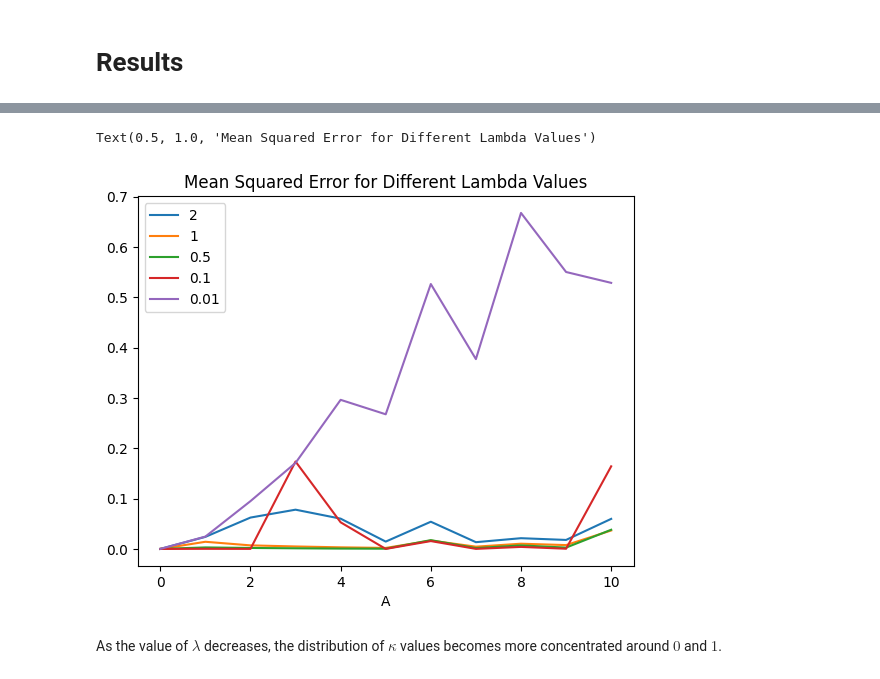
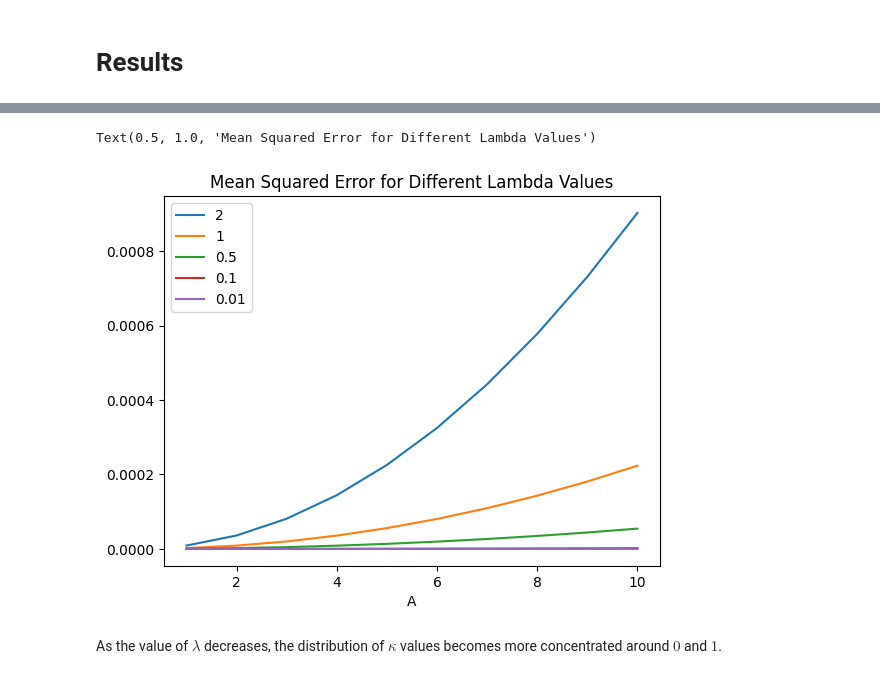
Before and after one commit to Grace0124/numpyro, a Jupyter notebook: concrete_dist.ipynb, the cells around one changed output, grey strips where cells are left out. Saved outputs shown, nothing was run; the diff lists cells and outputs as text; code cells hidden in the pictures.

Commit message:
Fixed error in estimated beta calculation

```diff
--- a/concrete_dist.ipynb
+++ b/concrete_dist.ipynb
@@ -16,7 +16,7 @@ import matplotlib.pyplot as plt
 import seaborn as sns
 
 # Set pseudo random number key
-prng_key = random.PRNGKey(1)
+prng_key = random.PRNGKey(0)
 # %%
 # MODEL CONSTANTS
 n_realizations = 2
@@ -166,15 +161,19 @@ for A in A_values:
     all_data[A] = generate_data(A=A, sigma=1)
 
 for lam in lams:
-    mses, kappas, gammas, betas, all_samples, mcmc = concrete(all_data, lam=lam)
+    kappas, gammas, all_samples, mcmc = concrete(all_data, lam=lam)
+    all_mses[lam] = [0]*(len(A_values)+1)
+    mean_betas[lam] = [0]*(len(A_values)+1)
 
-    all_mses[lam] = []
-    all_mses[lam].append(mses)
-    all_mses[lam] = np.array(all_mses[lam])
-    # print(all_mses[lam].shape)
-    all_mses[lam] = np.mean(all_mses[lam], axis=0)
+    for A in A_values:
+        beta_star = np.zeros(D)
+        beta_star[:pstar] = A
+        estimated_betas = gammas * beta_star
+        mses = (estimated_betas-beta_star)**2
 
-    all_kappas[lam] = kappas
-    mean_gammas[lam] = gammas
-    mean_betas[lam] = betas
-    all_mcmc_runs.append(mcmc)
+        all_mses[lam][A] = np.array(mses)
+        all_kappas[lam] = kappas
+        mean_gammas[lam] = gammas
+        mean_betas[lam][A] = estimated_betas
+        all_mcmc_runs.append(mcmc)
+        print('done')
@@ -225,16 +275,16 @@ for ax in [ax1, ax2]:
 ax2.set_ylim([-1, 10])
 ax1.set_ylim([-1, 10])
 
-beta_star_6 = np.zeros(D)
-beta_star_6[:pstar] = 6
+beta_star_7 = np.zeros(D)
+beta_star_7[:pstar] = 7
 beta_star_2 = np.zeros(D)
 beta_star_2[:pstar] = 2
 
 ax1.scatter(range(D), beta_star_2, color='red', s=10) # plot actual betas
-ax2.scatter(range(D), beta_star_6, color='red', s=10)
+ax2.scatter(range(20), beta_star_7[:20], color='red', s=10)
 for lam in lams:
     ax1.scatter(range(D), mean_betas[lam][2], s=10, alpha=0.5, label=lam)
-    ax2.scatter(range(D), mean_betas[lam][6], s=10, alpha=0.5, label=lam)
+    ax2.scatter(range(D), mean_betas[lam][7], s=10, alpha=0.5, label=lam)
 
 # add labels to graph
 ax1.set(ylabel=r'$A=2$', xlabel=r'Entry $i$')
@@ -246,0 +310,6 @@ Text(0.5, 0.98, 'True Beta vs. Estimated Beta')
+# %%
+for lam in lams:
+    mean_mses[lam] = dict()
+    for A in A_values:
+        mean_mses[lam][A] = all_mses[lam][A].mean()
+mean_mses[1]
@@ -247,13 +327,15 @@ Text(0.5, 0.98, 'True Beta vs. Estimated Beta')
 # %%
+
 for lam in lams:
-    plt.plot(range(len(all_mses[lam])), all_mses[lam], label=f'{lam}')
+    plt.plot(mean_mses[lam].keys(), mean_mses[lam].values(), label=f'{lam}')
+
 ax = plt.gca()
 plt.legend()
 plt.xlabel("A")
 plt.title("Mean Squared Error for Different Lambda Values")
 # %% [output]
 Text(0.5, 1.0, 'Mean Squared Error for Different Lambda Values')
-[figure, old version]
+[figure, new version]
 # %% [markdown]
 As the value of $\lambda$ decreases, the distribution of $\kappa$ values becomes more concentrated around $0$ and $1$.
 # %%
```
Also changed, not shown: parts of 12 cells of this notebook.
